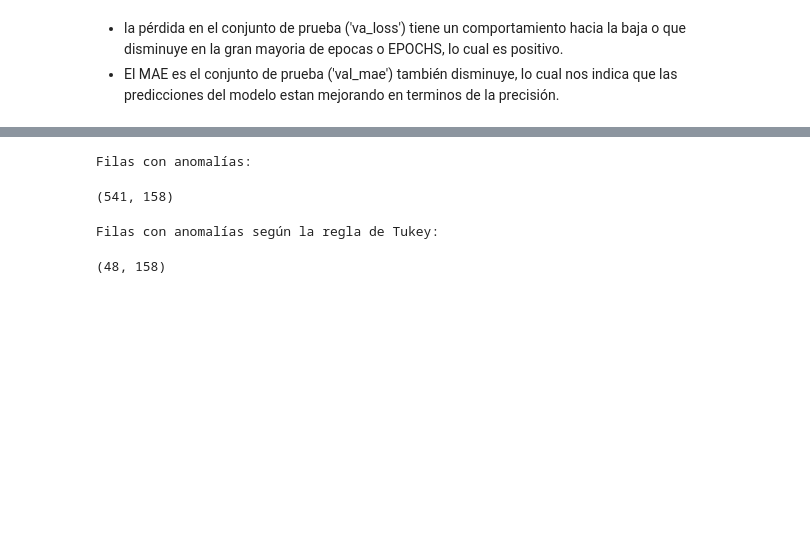
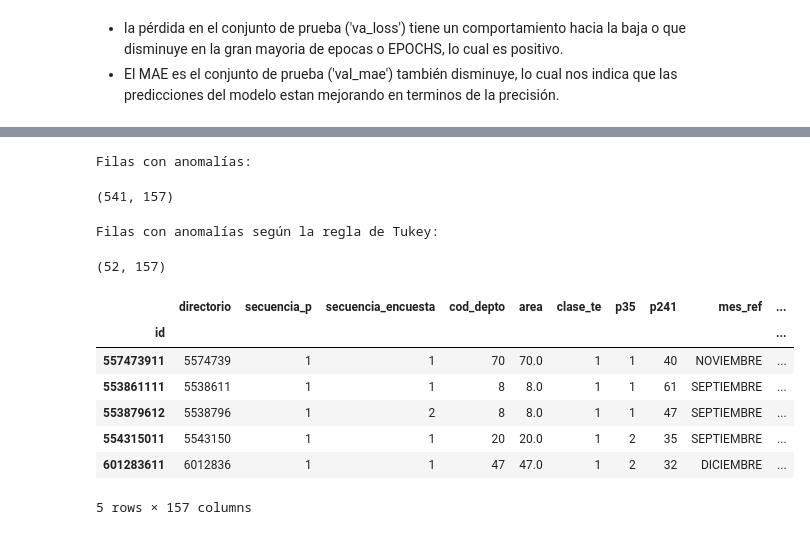
Before and after one commit to Ingenieco/dane, a Jupyter notebook: RN_emicron.ipynb, the cells around one changed output, grey strips where cells are left out. Cells and saved outputs as stored; diff of their text form; code cells hidden in the pictures; blank space fills up the shorter version.

```diff
--- a/RN_emicron.ipynb
+++ b/RN_emicron.ipynb
@@ -282,13 +287,13 @@ umbral_anomalia = 3
 
 anomalias_indices = np.where(np.abs(residuos) > umbral_anomalia)[0] # --> Identificar filas con residuos significativos
 
-anomalias = data.iloc[y_test.index[anomalias_indices]] # --> Mostrar las filas con anomalías
+anomalias = data.loc[y_test.index[anomalias_indices]] # --> Mostrar las filas con anomalías
 
 print("Filas con anomalías:")
 anomalias.shape
 # %% [output]
 Filas con anomalías:
-(541, 158)
+(541, 157)
 # %%
 # Calcular el rango intercuartílico (IQR) de los residuos
 Q1 = np.percentile(residuos, 25)
@@ -304,10 +309,21 @@ limite_superior = Q3 + factor_tukey * IQR
 
 anomalias_indices_tukey = np.where((residuos < limite_inferior) | (residuos > limite_superior))[0] # --> Identificar filas con residuos fuera de los límites
 
-anomalias_tukey = data.iloc[y_test.index[anomalias_indices_tukey]] # --> Mostrar las filas con anomalías según la regla de Tukey
+anomalias_tukey = data.loc[y_test.index[anomalias_indices_tukey]] # --> Mostrar las filas con anomalías según la regla de Tukey
 
 print("Filas con anomalías según la regla de Tukey:")
 anomalias_tukey.shape
 # %% [output]
 Filas con anomalías según la regla de Tukey:
-(48, 158)
+(52, 157)
+# %%
+anomalias_tukey.head()
+# %% [output]
+|  | directorio | secuencia_p | secuencia_encuesta | cod_depto | area | clase_te | p35 | p241 | mes_ref | ... |
+| id |  |  |  |  |  |  |  |  |  | ... |
+| 557473911 | 5574739 | 1 | 1 | 70 | 70.0 | 1 | 1 | 40 | NOVIEMBRE | ... |
+| 553861111 | 5538611 | 1 | 1 | 8 | 8.0 | 1 | 1 | 61 | SEPTIEMBRE | ... |
+| 553879612 | 5538796 | 1 | 2 | 8 | 8.0 | 1 | 1 | 47 | SEPTIEMBRE | ... |
+| 554315011 | 5543150 | 1 | 1 | 20 | 20.0 | 1 | 2 | 35 | SEPTIEMBRE | ... |
+| 601283611 | 6012836 | 1 | 1 | 47 | 47.0 | 1 | 2 | 32 | DICIEMBRE | ... |
+5 rows × 157 columns
```
Also changed, not shown: parts of 8 cells of this notebook, 1 other file.
